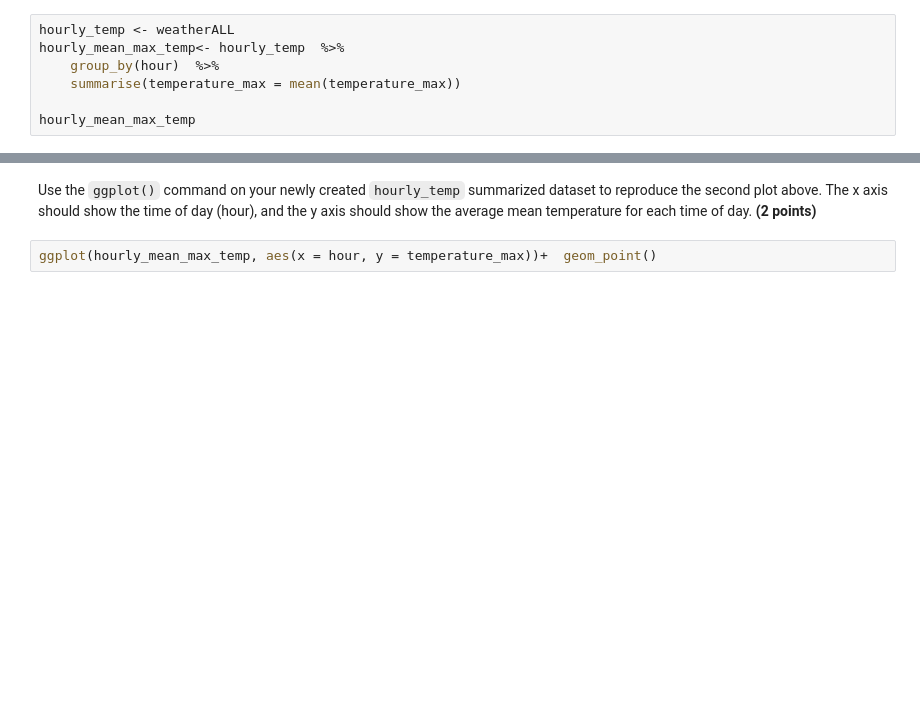
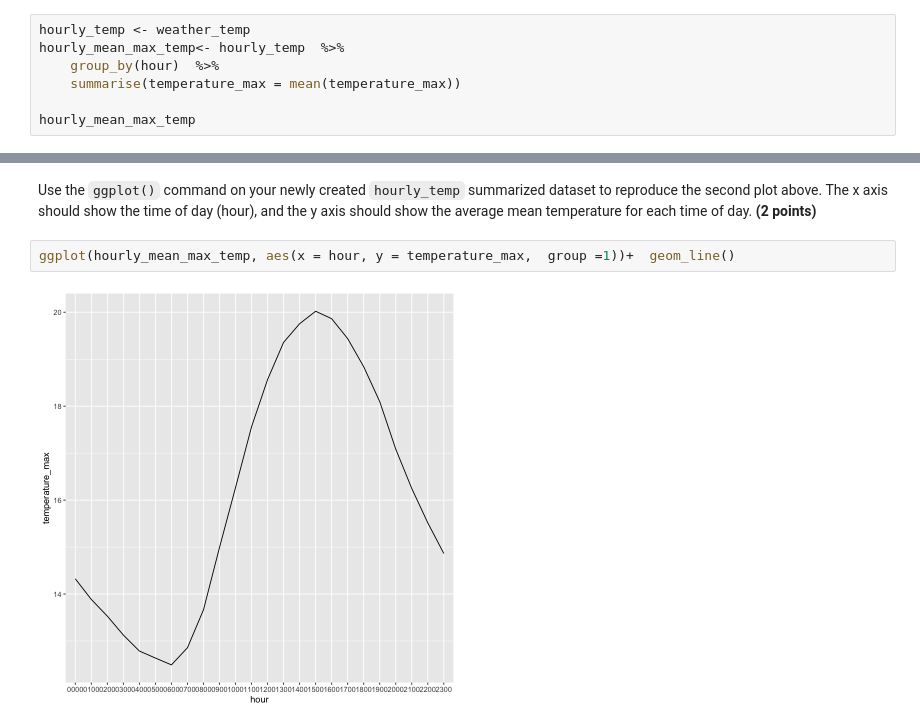
Before and after one commit to cbalde-uzh/baldenweg_DSP_S21, a Jupyter notebook: Homework2.ipynb, the cells around one changed output, grey strips where cells are left out. Cells and saved outputs as stored; diff of their text form; blank space fills up the shorter version.

```diff
--- a/Homework2.ipynb
+++ b/Homework2.ipynb
@@ -346,7 +408,7 @@ ggplot(monthly_mean_max_temp, aes(x = month, y =temperature_max))+  geom_point()
 # %% [markdown]
 Create a new dataset `hourly_temp` using the `group_by()` and `summarise()` commands. The new dataset should contain the average mean temperature for each hour. It should have 24 rows and two variables - `hour` and `mean_temperature`. **(2 points)**
 # %%
-hourly_temp <- weatherALL
+hourly_temp <- weather_temp
 hourly_mean_max_temp<- hourly_temp  %>%
     group_by(hour)  %>%
     summarise(temperature_max = mean(temperature_max))
@@ -355,4 +437,6 @@ hourly_mean_max_temp
 # %% [markdown]
 Use the `ggplot()` command on your newly created `hourly_temp` summarized dataset to reproduce the second plot above. The x axis should show the time of day (hour), and the y axis should show the average mean temperature for each time of day. **(2 points)**
 # %%
-ggplot(hourly_mean_max_temp, aes(x = hour, y = temperature_max))+  geom_point()
+ggplot(hourly_mean_max_temp, aes(x = hour, y = temperature_max,  group =1))+  geom_line()
+# %% [output]
+[figure, added]
```
Also changed, not shown: parts of 15 cells of this notebook.
